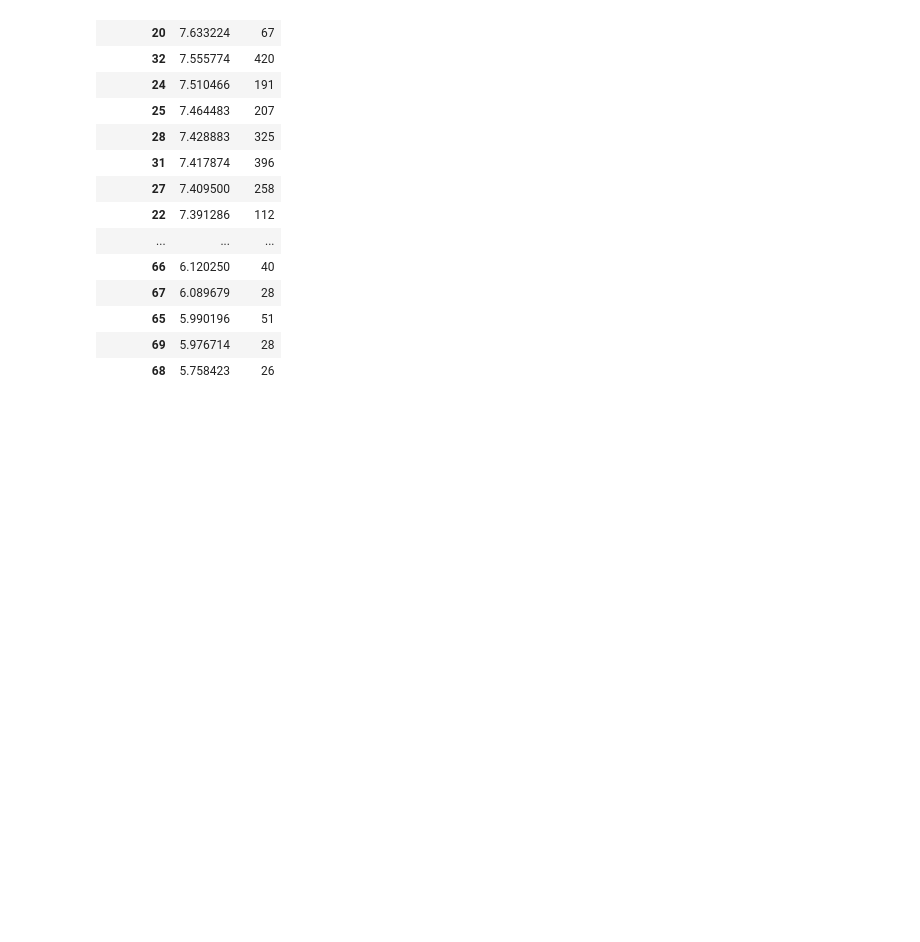
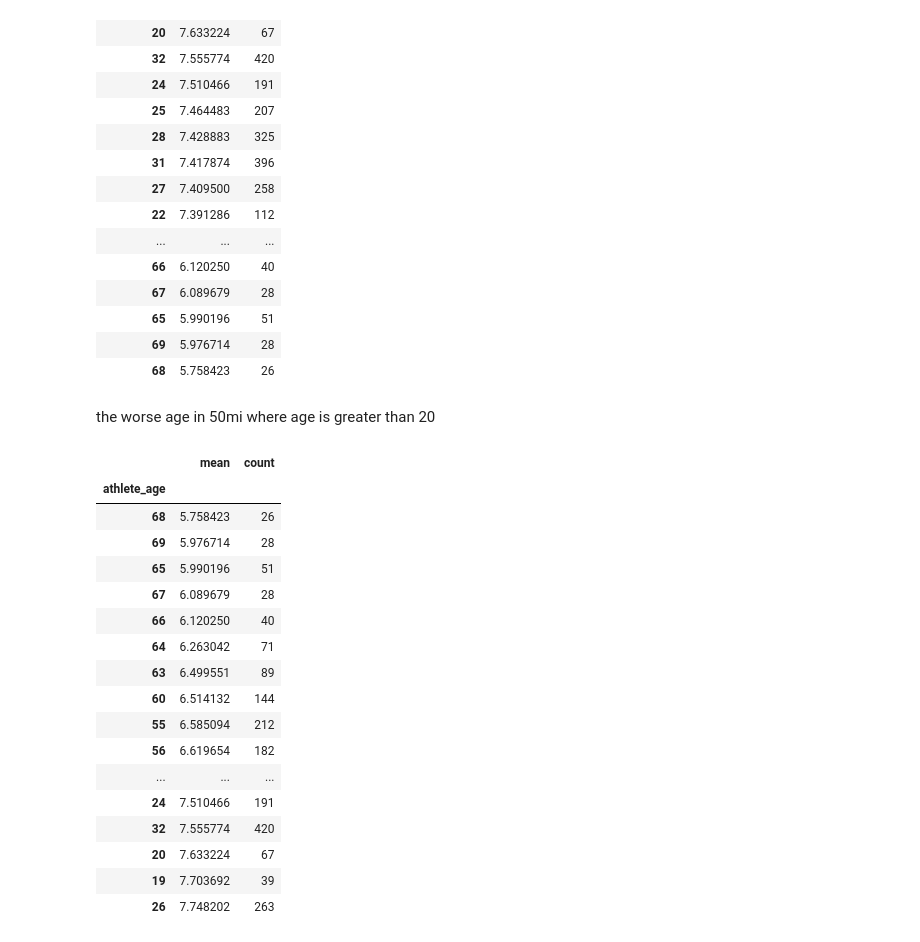
Before and after one commit to moronjie/first_data_analysis_project, a Jupyter notebook: index.ipynb, the cells around one changed output. Drawn from its saved outputs; the diff is of its cells as text; code cells hidden in the pictures; blank space fills up the shorter version.

```diff
--- a/index.ipynb
+++ b/index.ipynb
@@ -389,3 +409,26 @@ df2.query('distance == "50mi"').groupby('athlete_age')['average_speed'].agg(['me
 | 65 | 5.990196 | 51 |
 | 69 | 5.976714 | 28 |
 | 68 | 5.758423 | 26 |
+# %% [markdown]
+the worse age in 50mi where age is greater than 20
+# %%
+df2.query('distance == "50mi"').groupby('athlete_age')['average_speed'].agg(['mean', 'count']).sort_values('mean', ascending=True).query('count > 20')
+# %% [output]
+|  | mean | count |
+| athlete_age |  |  |
+| 68 | 5.758423 | 26 |
+| 69 | 5.976714 | 28 |
+| 65 | 5.990196 | 51 |
+| 67 | 6.089679 | 28 |
+| 66 | 6.120250 | 40 |
+| 64 | 6.263042 | 71 |
+| 63 | 6.499551 | 89 |
+| 60 | 6.514132 | 144 |
+| 55 | 6.585094 | 212 |
+| 56 | 6.619654 | 182 |
+| ... | ... | ... |
+| 24 | 7.510466 | 191 |
+| 32 | 7.555774 | 420 |
+| 20 | 7.633224 | 67 |
+| 19 | 7.703692 | 39 |
+| 26 | 7.748202 | 263 |
```
Also changed, not shown: parts of 8 cells of this notebook.
